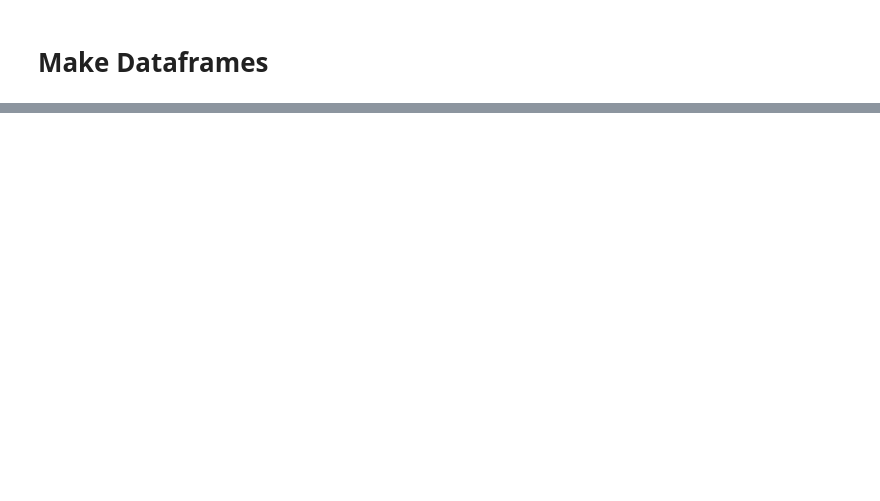
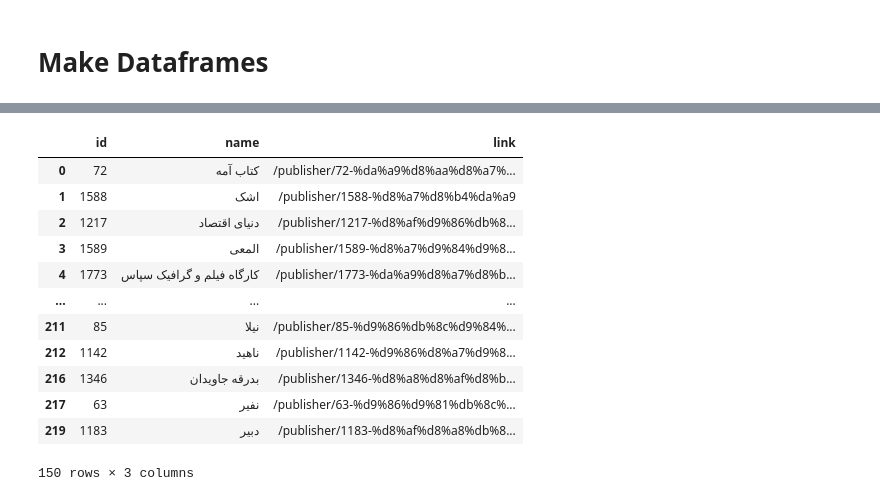
Before and after one commit to sanoooavi/Booktopia, a Jupyter notebook: scrap.ipynb, the cells around one changed output, grey strips where cells are left out. Cells and saved outputs as stored; diff of their text form; code cells hidden in the pictures; blank space fills up the shorter version.

Commit message:
publisher and writer added

```diff
--- a/scrap.ipynb
+++ b/scrap.ipynb
@@ -297,6 +328,9 @@ links = get_links()[:200] + ['https://www.iranketab.ir/book/270-gone-with-the-wi
 books_data_list = []
 site_tags_data_list = []
 site_summary_data_list = []
+writers_data_list=[]
+publishers_data_list=[]
+books_writers_data_list=[]
 
 site_index = 1
 max_threads = 20
@@ -335,3 +419,21 @@ tableOfSiteTagsData
 # %%
 file_path = "bookTagsData.csv"
 tableOfData.to_csv(file_path, index=False, encoding='utf-8')
+# %%
+table_of_publishers=pd.DataFrame(publishers_data_list).drop_duplicates(subset=['id','name','link'])
+table_of_publishers.to_csv('./publishers.csv',index=False)
+table_of_publishers
+# %% [output]
+|  | id | name | link |
+| 0 | 72 | کتاب آمه | /publisher/72-%da%a9%d8%aa%d8%a7%... |
+| 1 | 1588 | اشک | /publisher/1588-%d8%a7%d8%b4%da%a9 |
+| 2 | 1217 | دنیای اقتصاد | /publisher/1217-%d8%af%d9%86%db%8... |
+| 3 | 1589 | المعی | /publisher/1589-%d8%a7%d9%84%d9%8... |
+| 4 | 1773 | کارگاه فیلم و گرافیک سپاس | /publisher/1773-%da%a9%d8%a7%d8%b... |
+| ... | ... | ... | ... |
+| 211 | 85 | نیلا | /publisher/85-%d9%86%db%8c%d9%84%... |
+| 212 | 1142 | ناهید | /publisher/1142-%d9%86%d8%a7%d9%8... |
+| 216 | 1346 | بدرقه جاویدان | /publisher/1346-%d8%a8%d8%af%d8%b... |
+| 217 | 63 | نفیر | /publisher/63-%d9%86%d9%81%db%8c%... |
+| 219 | 1183 | دبیر | /publisher/1183-%d8%af%d8%a8%db%8... |
+150 rows × 3 columns
```
Also changed, not shown: parts of 12 cells of this notebook, 6 other files.
